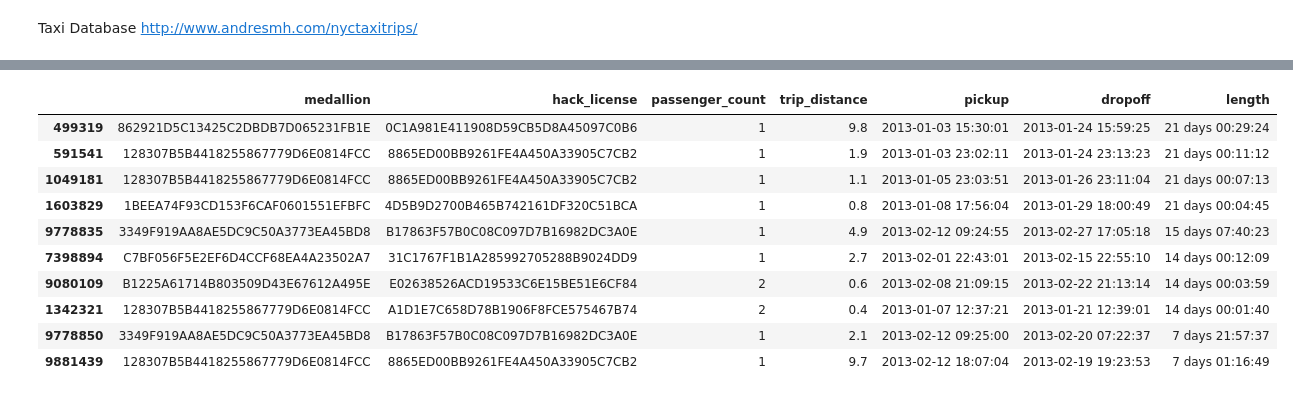
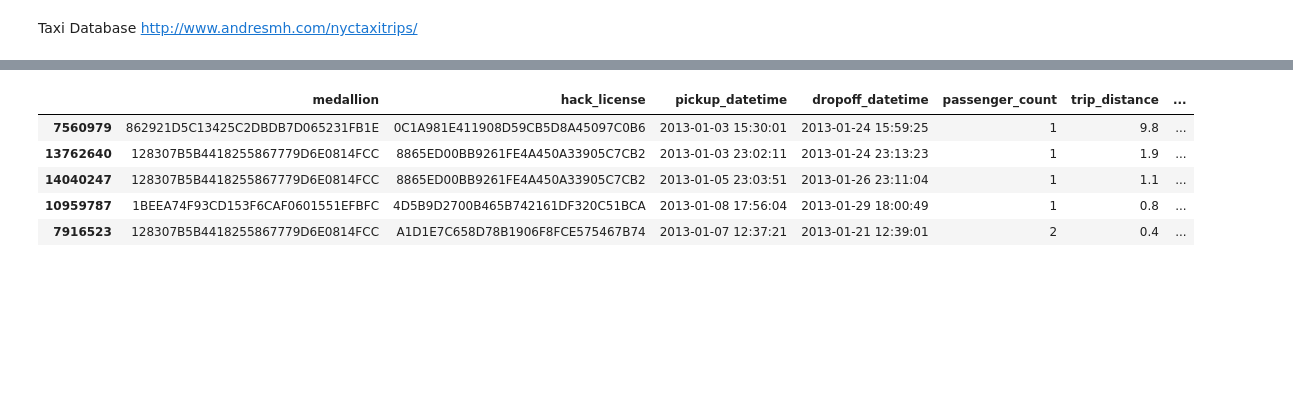
Before and after one commit to jreback/metis, a Jupyter notebook: Taxi Data.ipynb, the cells around one changed output, grey strips where cells are left out. Cells and saved outputs as stored; diff of their text form; code cells hidden in the pictures; blank space fills up the shorter version.

```diff
--- a/Taxi Data.ipynb
+++ b/Taxi Data.ipynb
@@ -7,4 +7,5 @@ import numpy as np
 pd.set_option('max_rows',10)
 %matplotlib inline
 
-path = 'data/fare2.h5'
+path = 'data/result.h5'
+pd.__version__
@@ -119,3 +143,3 @@ len(df.hack_license.cat.categories)
 # %%
 # lengh of the ride
-df['length'] = df['dropoff']-df['pickup']
+df['length'] = df['dropoff_datetime']-df['pickup_datetime']
@@ -137,0 +158,3 @@ Name: length, dtype: timedelta64[ns]
+# %%
+df.loc[df['length']<0,'length'] = np.nan
+df['length'].describe()
@@ -138,17 +171,12 @@ Name: length, dtype: timedelta64[ns]
 # %%
-df.loc[l.nlargest(10).index]
+df.loc[df['length'].nlargest(5).index]
 # %% [output]
-|  | medallion | hack_license | passenger_count | trip_distance | pickup | dropoff | length |
-| 499319 | 862921D5C13425C2DBDB7D065231FB1E | 0C1A981E411908D59CB5D8A45097C0B6 | 1 | 9.8 | 2013-01-03 15:30:01 | 2013-01-24 15:59:25 | 21 days 00:29:24 |
-| 591541 | 128307B5B4418255867779D6E0814FCC | 8865ED00BB9261FE4A450A33905C7CB2 | 1 | 1.9 | 2013-01-03 23:02:11 | 2013-01-24 23:13:23 | 21 days 00:11:12 |
-| 1049181 | 128307B5B4418255867779D6E0814FCC | 8865ED00BB9261FE4A450A33905C7CB2 | 1 | 1.1 | 2013-01-05 23:03:51 | 2013-01-26 23:11:04 | 21 days 00:07:13 |
-| 1603829 | 1BEEA74F93CD153F6CAF0601551EFBFC | 4D5B9D2700B465B742161DF320C51BCA | 1 | 0.8 | 2013-01-08 17:56:04 | 2013-01-29 18:00:49 | 21 days 00:04:45 |
-| 9778835 | 3349F919AA8AE5DC9C50A3773EA45BD8 | B17863F57B0C08C097D7B16982DC3A0E | 1 | 4.9 | 2013-02-12 09:24:55 | 2013-02-27 17:05:18 | 15 days 07:40:23 |
-| 7398894 | C7BF056F5E2EF6D4CCF68EA4A23502A7 | 31C1767F1B1A285992705288B9024DD9 | 1 | 2.7 | 2013-02-01 22:43:01 | 2013-02-15 22:55:10 | 14 days 00:12:09 |
-| 9080109 | B1225A61714B803509D43E67612A495E | E02638526ACD19533C6E15BE51E6CF84 | 2 | 0.6 | 2013-02-08 21:09:15 | 2013-02-22 21:13:14 | 14 days 00:03:59 |
-| 1342321 | 128307B5B4418255867779D6E0814FCC | A1D1E7C658D78B1906F8FCE575467B74 | 2 | 0.4 | 2013-01-07 12:37:21 | 2013-01-21 12:39:01 | 14 days 00:01:40 |
-| 9778850 | 3349F919AA8AE5DC9C50A3773EA45BD8 | B17863F57B0C08C097D7B16982DC3A0E | 1 | 2.1 | 2013-02-12 09:25:00 | 2013-02-20 07:22:37 | 7 days 21:57:37 |
-| 9881439 | 128307B5B4418255867779D6E0814FCC | 8865ED00BB9261FE4A450A33905C7CB2 | 1 | 9.7 | 2013-02-12 18:07:04 | 2013-02-19 19:23:53 | 7 days 01:16:49 |
+|  | medallion | hack_license | pickup_datetime | dropoff_datetime | passenger_count | trip_distance | ... |
+| 7560979 | 862921D5C13425C2DBDB7D065231FB1E | 0C1A981E411908D59CB5D8A45097C0B6 | 2013-01-03 15:30:01 | 2013-01-24 15:59:25 | 1 | 9.8 | ... |
+| 13762640 | 128307B5B4418255867779D6E0814FCC | 8865ED00BB9261FE4A450A33905C7CB2 | 2013-01-03 23:02:11 | 2013-01-24 23:13:23 | 1 | 1.9 | ... |
+| 14040247 | 128307B5B4418255867779D6E0814FCC | 8865ED00BB9261FE4A450A33905C7CB2 | 2013-01-05 23:03:51 | 2013-01-26 23:11:04 | 1 | 1.1 | ... |
+| 10959787 | 1BEEA74F93CD153F6CAF0601551EFBFC | 4D5B9D2700B465B742161DF320C51BCA | 2013-01-08 17:56:04 | 2013-01-29 18:00:49 | 1 | 0.8 | ... |
+| 7916523 | 128307B5B4418255867779D6E0814FCC | A1D1E7C658D78B1906F8FCE575467B74 | 2013-01-07 12:37:21 | 2013-01-21 12:39:01 | 2 | 0.4 | ... |
 # %%
 df['passenger_count'].value_counts()
 # %% [output]
```
Also changed, not shown: parts of 35 cells of this notebook, 1 other file.
